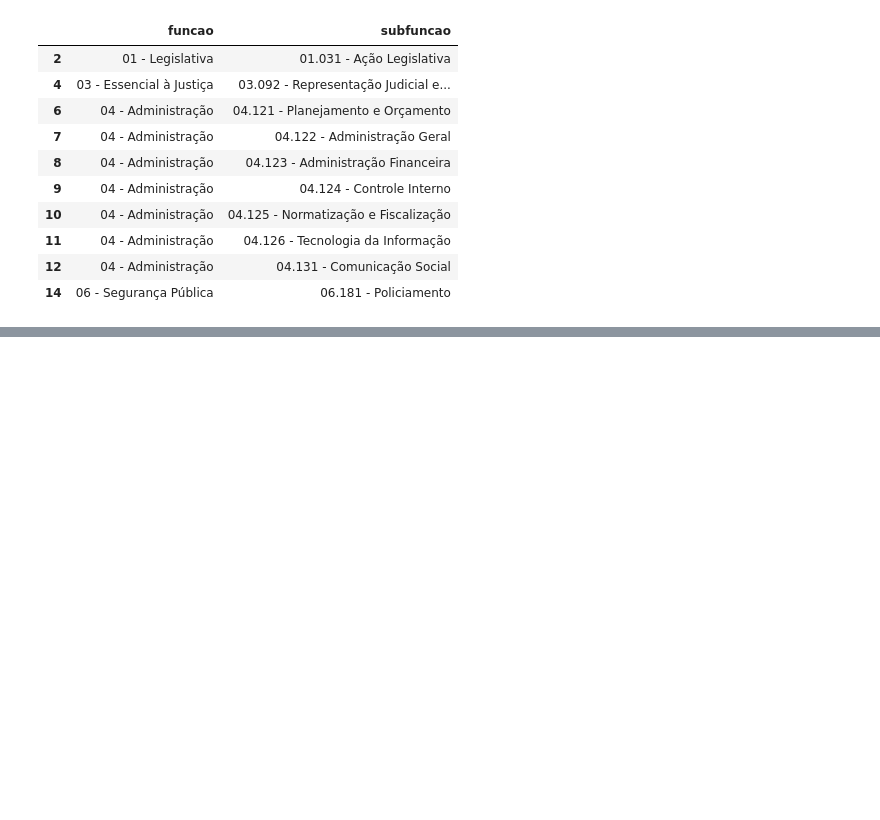
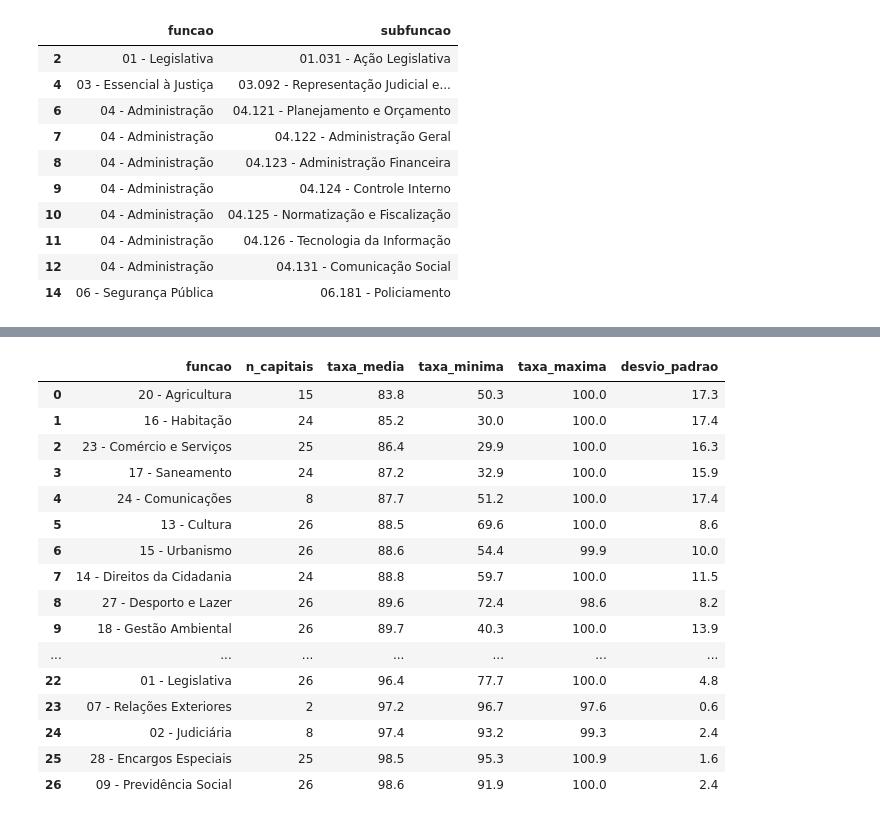
Before and after one commit to Moniquefrancielly/Desafio-de-dados-Sefaz, a Jupyter notebook: notebooks/analise_exploratoria.ipynb, the cells around one changed output, grey strips where cells are left out. Saved outputs shown, nothing was run; the diff lists cells and outputs as text; code cells hidden in the pictures; blank space fills up the shorter version.

```diff
--- a/notebooks/analise_exploratoria.ipynb
+++ b/notebooks/analise_exploratoria.ipynb
@@ -24,0 +240,58 @@ df[df["tipo_conta"] == "subfuncao"][["funcao", "subfuncao"]].drop_duplicates().h
+# %%
+query_execucao_geral = """
+    WITH base AS (
+        SELECT
+            "Instituição" AS capital,
+            funcao,
+            "Coluna" AS estagio,
+            SUM("Valor") AS valor
+        FROM despesas
+        WHERE tipo_conta = 'funcao'
+          AND ano = 2024
+          AND "Coluna" IN ('Despesas Empenhadas', 'Despesas Pagas')
+        GROUP BY 1, 2, 3
+    ),
+    execucao_por_capital AS (
+        SELECT
+            capital,
+            funcao,
+            MAX(CASE WHEN estagio = 'Despesas Empenhadas' THEN valor END) AS empenhado,
+            MAX(CASE WHEN estagio = 'Despesas Pagas' THEN valor END) AS pago,
+            100.0 * MAX(CASE WHEN estagio = 'Despesas Pagas' THEN valor END)
+              / NULLIF(MAX(CASE WHEN estagio = 'Despesas Empenhadas' THEN valor END), 0) AS taxa_execucao_pct
+        FROM base
+        GROUP BY capital, funcao
+    )
+    SELECT
+        funcao,
+        COUNT(*) AS n_capitais,
+        ROUND(AVG(taxa_execucao_pct), 1) AS taxa_media,
+        ROUND(MIN(taxa_execucao_pct), 1) AS taxa_minima,
+        ROUND(MAX(taxa_execucao_pct), 1) AS taxa_maxima,
+        ROUND(STDDEV(taxa_execucao_pct), 1) AS desvio_padrao
+    FROM execucao_por_capital
+    WHERE taxa_execucao_pct IS NOT NULL
+    GROUP BY funcao
+    ORDER BY taxa_media ASC
+"""
+
+df_execucao_geral = con.execute(query_execucao_geral).df()
+df_execucao_geral
+# %% [output]
+|  | funcao | n_capitais | taxa_media | taxa_minima | taxa_maxima | desvio_padrao |
+| 0 | 20 - Agricultura | 15 | 83.8 | 50.3 | 100.0 | 17.3 |
+| 1 | 16 - Habitação | 24 | 85.2 | 30.0 | 100.0 | 17.4 |
+| 2 | 23 - Comércio e Serviços | 25 | 86.4 | 29.9 | 100.0 | 16.3 |
+| 3 | 17 - Saneamento | 24 | 87.2 | 32.9 | 100.0 | 15.9 |
+| 4 | 24 - Comunicações | 8 | 87.7 | 51.2 | 100.0 | 17.4 |
+| 5 | 13 - Cultura | 26 | 88.5 | 69.6 | 100.0 | 8.6 |
+| 6 | 15 - Urbanismo | 26 | 88.6 | 54.4 | 99.9 | 10.0 |
+| 7 | 14 - Direitos da Cidadania | 24 | 88.8 | 59.7 | 100.0 | 11.5 |
+| 8 | 27 - Desporto e Lazer | 26 | 89.6 | 72.4 | 98.6 | 8.2 |
+| 9 | 18 - Gestão Ambiental | 26 | 89.7 | 40.3 | 100.0 | 13.9 |
+| ... | ... | ... | ... | ... | ... | ... |
+| 22 | 01 - Legislativa | 26 | 96.4 | 77.7 | 100.0 | 4.8 |
+| 23 | 07 - Relações Exteriores | 2 | 97.2 | 96.7 | 97.6 | 0.6 |
+| 24 | 02 - Judiciária | 8 | 97.4 | 93.2 | 99.3 | 2.4 |
+| 25 | 28 - Encargos Especiais | 25 | 98.5 | 95.3 | 100.9 | 1.6 |
+| 26 | 09 - Previdência Social | 26 | 98.6 | 91.9 | 100.0 | 2.4 |
```
Also changed, not shown: parts of 30 cells of this notebook.
